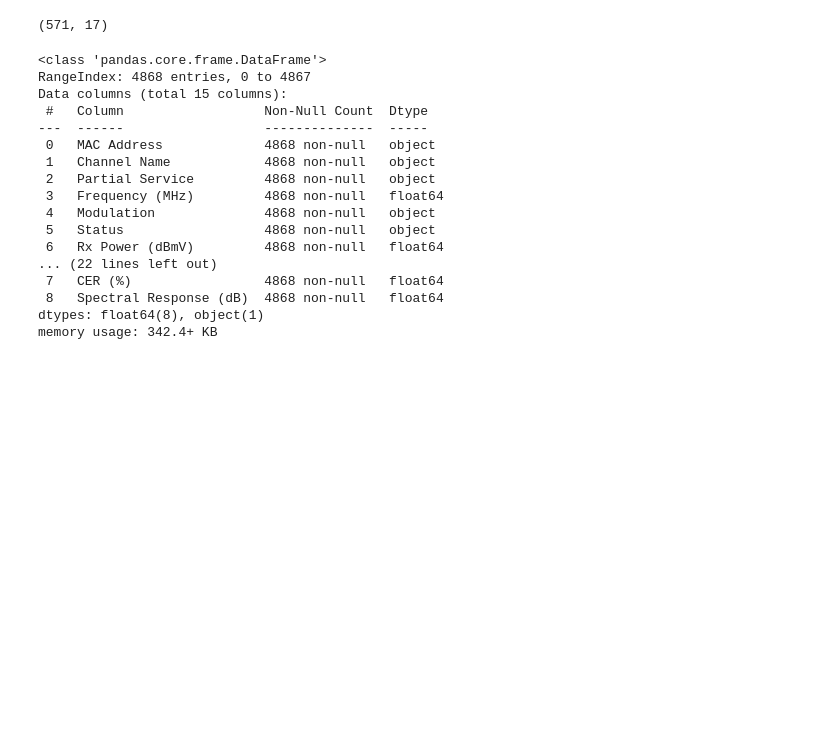
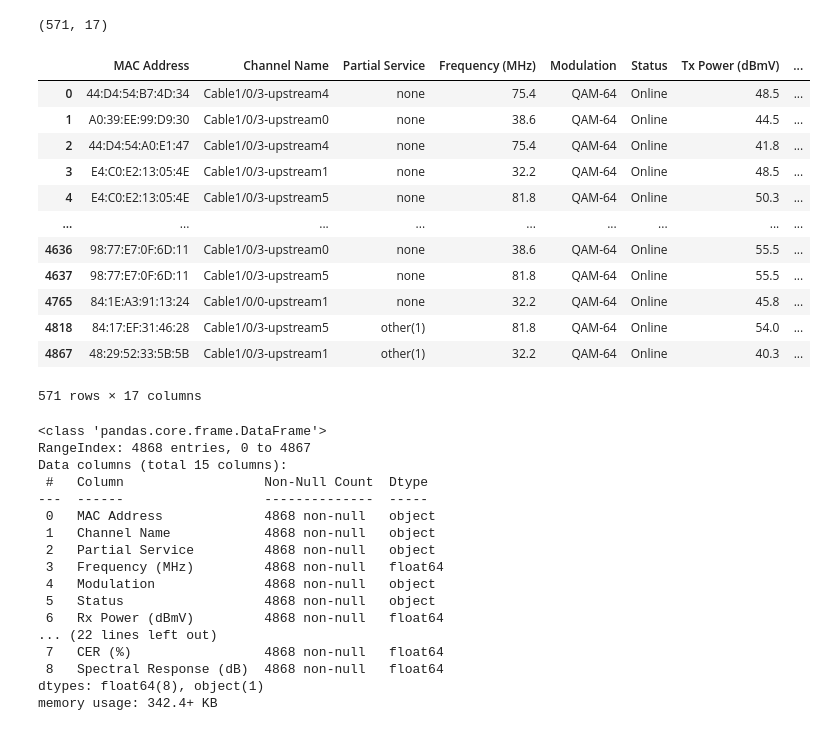
Before and after one commit to LeonardoNBanegas/DATA-SCIENCE-CODERHOUSE, a Jupyter notebook: ProyectoDS_ParteIII_Banegas.ipynb, the cells around one changed output. Drawn from its saved outputs; the diff is of its cells as text; code cells hidden in the pictures; blank space fills up the shorter version.

```diff
--- a/ProyectoDS_ParteIII_Banegas.ipynb
+++ b/ProyectoDS_ParteIII_Banegas.ipynb
@@ -764,5 +782,21 @@ df_DS.shape
 df_US.shape
 # %% [output]
 (571, 17)
+# %%
+df_US
+# %% [output]
+|  | MAC Address | Channel Name | Partial Service | Frequency (MHz) | Modulation | Status | Tx Power (dBmV) | ... |
+| 0 | 44:D4:54:B7:4D:34 | Cable1/0/3-upstream4 | none | 75.4 | QAM-64 | Online | 48.5 | ... |
+| 1 | A0:39:EE:99:D9:30 | Cable1/0/3-upstream0 | none | 38.6 | QAM-64 | Online | 44.5 | ... |
+| 2 | 44:D4:54:A0:E1:47 | Cable1/0/3-upstream4 | none | 75.4 | QAM-64 | Online | 41.8 | ... |
+| 3 | E4:C0:E2:13:05:4E | Cable1/0/3-upstream1 | none | 32.2 | QAM-64 | Online | 48.5 | ... |
+| 4 | E4:C0:E2:13:05:4E | Cable1/0/3-upstream5 | none | 81.8 | QAM-64 | Online | 50.3 | ... |
+| ... | ... | ... | ... | ... | ... | ... | ... | ... |
+| 4636 | 98:77:E7:0F:6D:11 | Cable1/0/3-upstream0 | none | 38.6 | QAM-64 | Online | 55.5 | ... |
+| 4637 | 98:77:E7:0F:6D:11 | Cable1/0/3-upstream5 | none | 81.8 | QAM-64 | Online | 55.5 | ... |
+| 4765 | 84:1E:A3:91:13:24 | Cable1/0/0-upstream1 | none | 32.2 | QAM-64 | Online | 45.8 | ... |
+| 4818 | 84:17:EF:31:46:28 | Cable1/0/3-upstream5 | other(1) | 81.8 | QAM-64 | Online | 54.0 | ... |
+| 4867 | 48:29:52:33:5B:5B | Cable1/0/3-upstream1 | other(1) | 32.2 | QAM-64 | Online | 40.3 | ... |
+571 rows × 17 columns
 # %%
 #dejar solo variables numerícas en el df_DS
```
Also changed, not shown: parts of 24 cells of this notebook.
